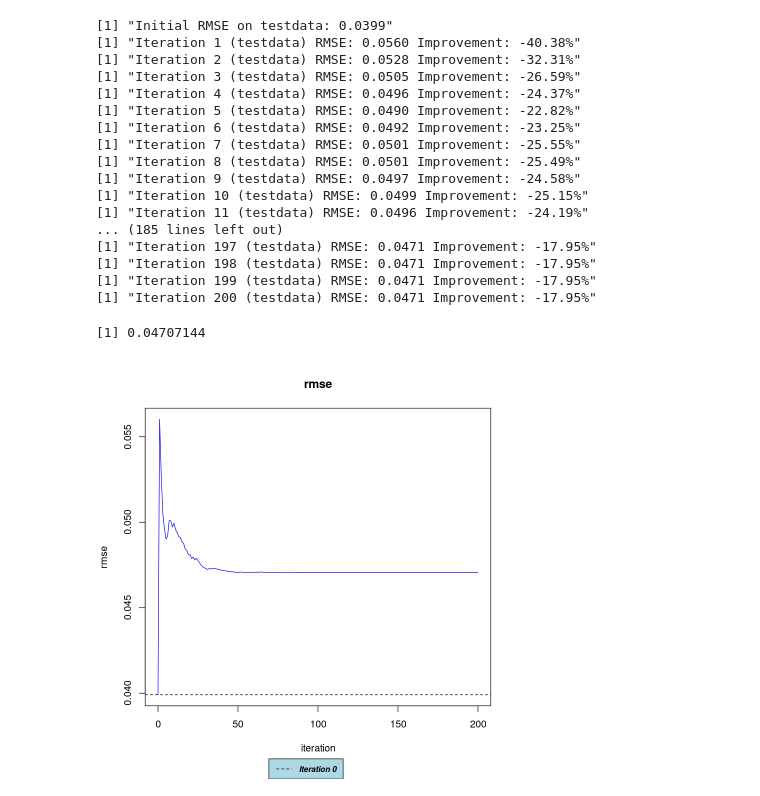
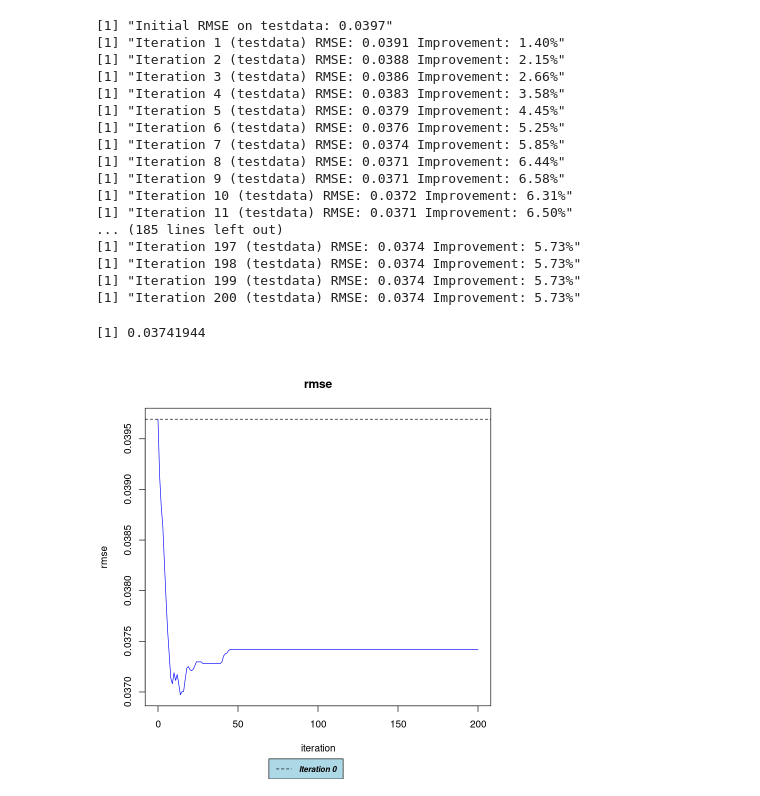
Before and after one commit to Marc-Honecker/CSMP-Project, a Jupyter notebook: src/model/RoughContact/Self-Supervised.ipynb, the cells around one changed output. Drawn from its saved outputs; the diff is of its cells as text; code cells hidden in the pictures.

```diff
--- a/src/model/RoughContact/Self-Supervised.ipynb
+++ b/src/model/RoughContact/Self-Supervised.ipynb
@@ -4,39 +7,43 @@ library(caret)
 library(randomForest)
 # %%
-roughContact <- read.csv('../../../data/RoughContact/newPulloffJan28th.csv', header = TRUE,  sep = ';')[, -1]
+roughContact1 <- read.csv('../../../data/RoughContact/newPulloffJan28th.csv', header = TRUE,  sep = ';')[, -1]
+roughContact2 <- read.csv('../../../data/RoughContact/pulloff4AIlabelled.csv', header = TRUE,  sep = ',')[, -1]
 roughContactUnlabeled <- read.csv('../../../data/RoughContact/pulloff_unlabeled.csv', header = TRUE, sep = ',')[, -1]
+
+roughContact <- rbind(roughContact1, roughContact2)
 
 set.seed(43957)
 
 L <- split_train_test(roughContact[, -1], pctTrain = 80)
 U <- roughContactUnlabeled[, -1]
 # %%
-regressors <- list(lm = lm, knn = caret::knnreg)
+regressors <- list(svm=e1071::svm)
+regressors.params = list(NULL)
 
-model <- ssr("pulloff ~ .", regressors = regressors, regressors.params = list(NULL, list(k=5)), L$trainset, U, testdata = L$testset, gr = 10, maxits = 200, pool.size = 750)
+model <- ssr("pulloff ~ .", regressors = regressors, regressors.params = regressors.params, L$trainset, U, testdata = L$testset, gr = 5, maxits = 200, pool.size = 1000)
 
 plot(model)
 
 preds <- predict(model, L$testset)
 
 sqrt(mean((preds - L$testset$pulloff)^2))
 # %% [output]
-[1] "Initial RMSE on testdata: 0.0399"
-[1] "Iteration 1 (testdata) RMSE: 0.0560 Improvement: -40.38%"
-[1] "Iteration 2 (testdata) RMSE: 0.0528 Improvement: -32.31%"
-[1] "Iteration 3 (testdata) RMSE: 0.0505 Improvement: -26.59%"
-[1] "Iteration 4 (testdata) RMSE: 0.0496 Improvement: -24.37%"
-[1] "Iteration 5 (testdata) RMSE: 0.0490 Improvement: -22.82%"
-[1] "Iteration 6 (testdata) RMSE: 0.0492 Improvement: -23.25%"
-[1] "Iteration 7 (testdata) RMSE: 0.0501 Improvement: -25.55%"
-[1] "Iteration 8 (testdata) RMSE: 0.0501 Improvement: -25.49%"
-[1] "Iteration 9 (testdata) RMSE: 0.0497 Improvement: -24.58%"
-[1] "Iteration 10 (testdata) RMSE: 0.0499 Improvement: -25.15%"
-[1] "Iteration 11 (testdata) RMSE: 0.0496 Improvement: -24.19%"
+[1] "Initial RMSE on testdata: 0.0397"
+[1] "Iteration 1 (testdata) RMSE: 0.0391 Improvement: 1.40%"
+[1] "Iteration 2 (testdata) RMSE: 0.0388 Improvement: 2.15%"
+[1] "Iteration 3 (testdata) RMSE: 0.0386 Improvement: 2.66%"
+[1] "Iteration 4 (testdata) RMSE: 0.0383 Improvement: 3.58%"
+[1] "Iteration 5 (testdata) RMSE: 0.0379 Improvement: 4.45%"
+[1] "Iteration 6 (testdata) RMSE: 0.0376 Improvement: 5.25%"
+[1] "Iteration 7 (testdata) RMSE: 0.0374 Improvement: 5.85%"
+[1] "Iteration 8 (testdata) RMSE: 0.0371 Improvement: 6.44%"
+[1] "Iteration 9 (testdata) RMSE: 0.0371 Improvement: 6.58%"
+[1] "Iteration 10 (testdata) RMSE: 0.0372 Improvement: 6.31%"
+[1] "Iteration 11 (testdata) RMSE: 0.0371 Improvement: 6.50%"
 ... (185 lines left out)
-[1] "Iteration 197 (testdata) RMSE: 0.0471 Improvement: -17.95%"
-[1] "Iteration 198 (testdata) RMSE: 0.0471 Improvement: -17.95%"
-[1] "Iteration 199 (testdata) RMSE: 0.0471 Improvement: -17.95%"
-[1] "Iteration 200 (testdata) RMSE: 0.0471 Improvement: -17.95%"
+[1] "Iteration 197 (testdata) RMSE: 0.0374 Improvement: 5.73%"
+[1] "Iteration 198 (testdata) RMSE: 0.0374 Improvement: 5.73%"
+[1] "Iteration 199 (testdata) RMSE: 0.0374 Improvement: 5.73%"
+[1] "Iteration 200 (testdata) RMSE: 0.0374 Improvement: 5.73%"
-[1] 0.04707144
+[1] 0.03741944
-[figure, old version]
+[figure, new version]
```
Also changed, not shown: parts of 1 cell of this notebook, 2 other files.
